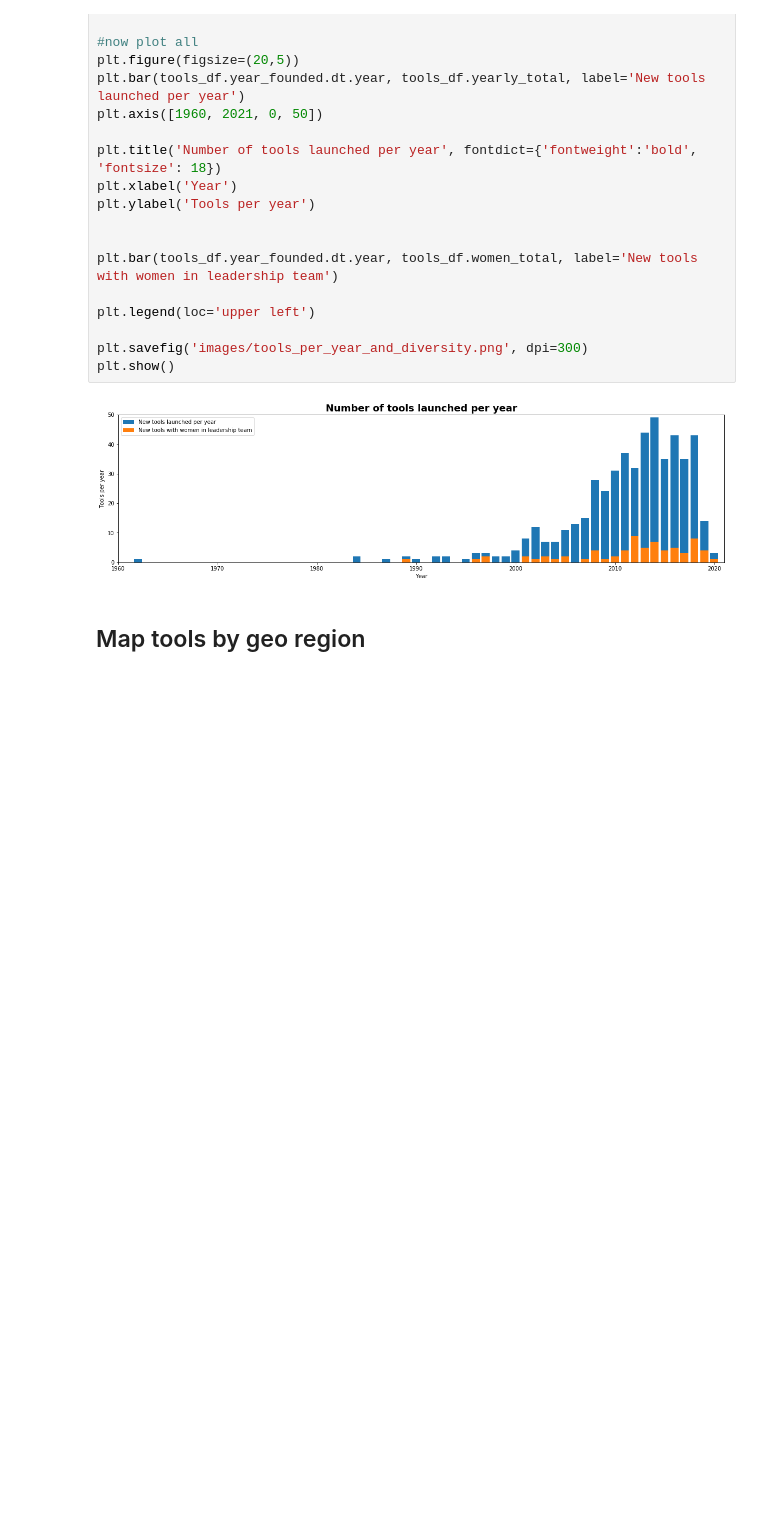
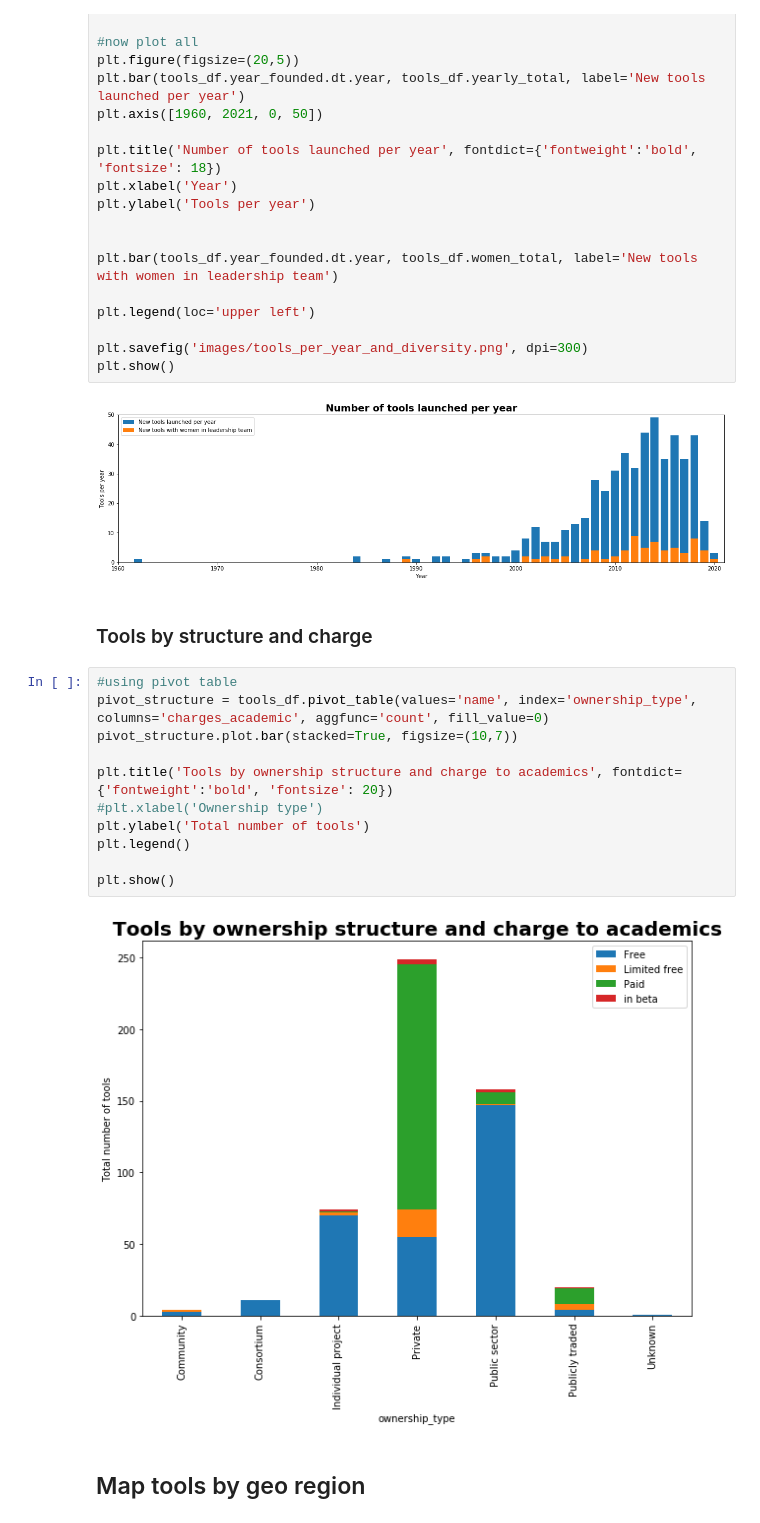
Before and after one commit to sagepublishing/sage_tools_social_science, a Jupyter notebook: data/tools_analysis.ipynb, the cells around one changed output. Cells and saved outputs as stored; diff of their text form; blank space fills up the shorter version.

```diff
--- a/data/tools_analysis.ipynb
+++ b/data/tools_analysis.ipynb
@@ -175,6 +176,21 @@ plt.savefig('images/tools_per_year_and_diversity.png', dpi=300)
 plt.show()
 # %% [output]
 [figure]
+# %% [markdown]
+### Tools by structure and charge
+# %%
+#using pivot table
+pivot_structure = tools_df.pivot_table(values='name', index='ownership_type', columns='charges_academic', aggfunc='count', fill_value=0)
+pivot_structure.plot.bar(stacked=True, figsize=(10,7))
+
+plt.title('Tools by ownership structure and charge to academics', fontdict={'fontweight':'bold', 'fontsize': 20})
+#plt.xlabel('Ownership type')
+plt.ylabel('Total number of tools')
+plt.legend()
+
+plt.show()
+# %% [output]
+[figure, added]
 # %% [markdown]
 ## Map tools by geo region
 # %%
```
Also changed, not shown: parts of 1 cell of this notebook, 3 other files.
